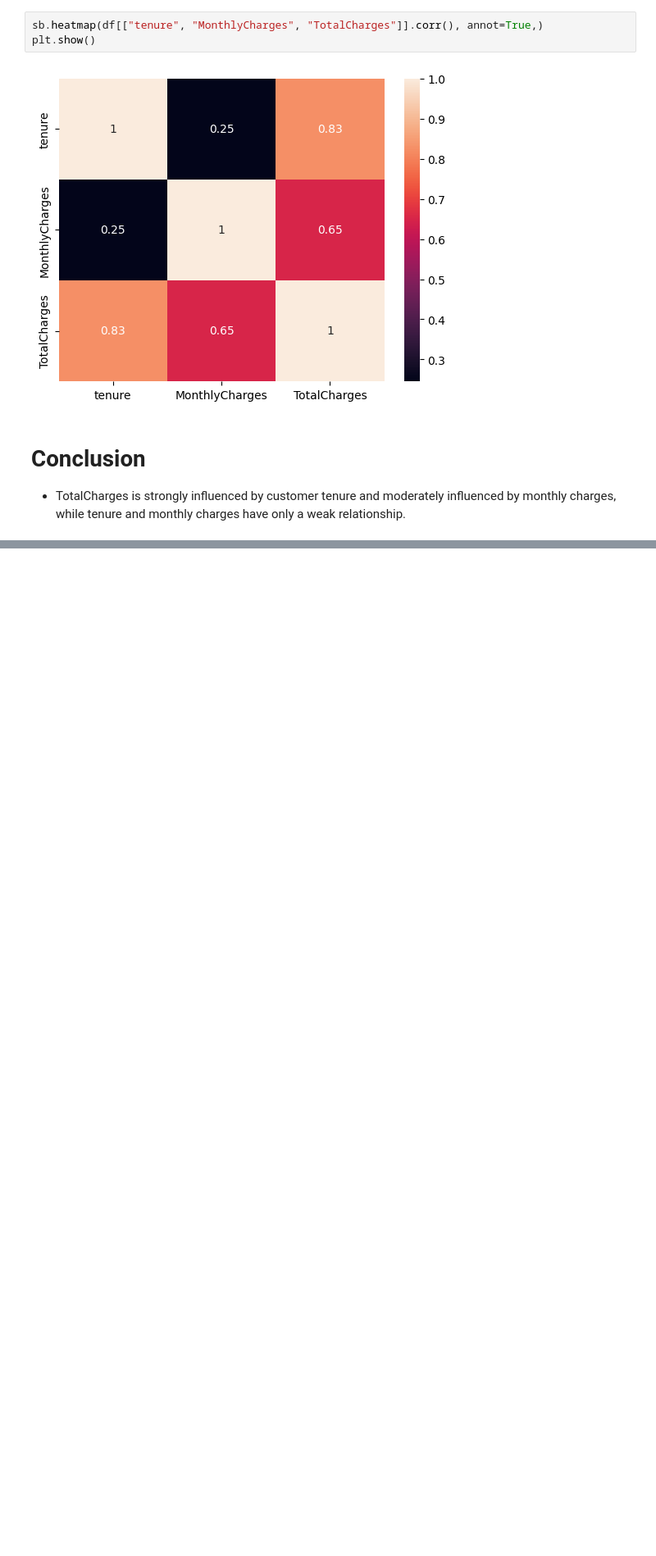
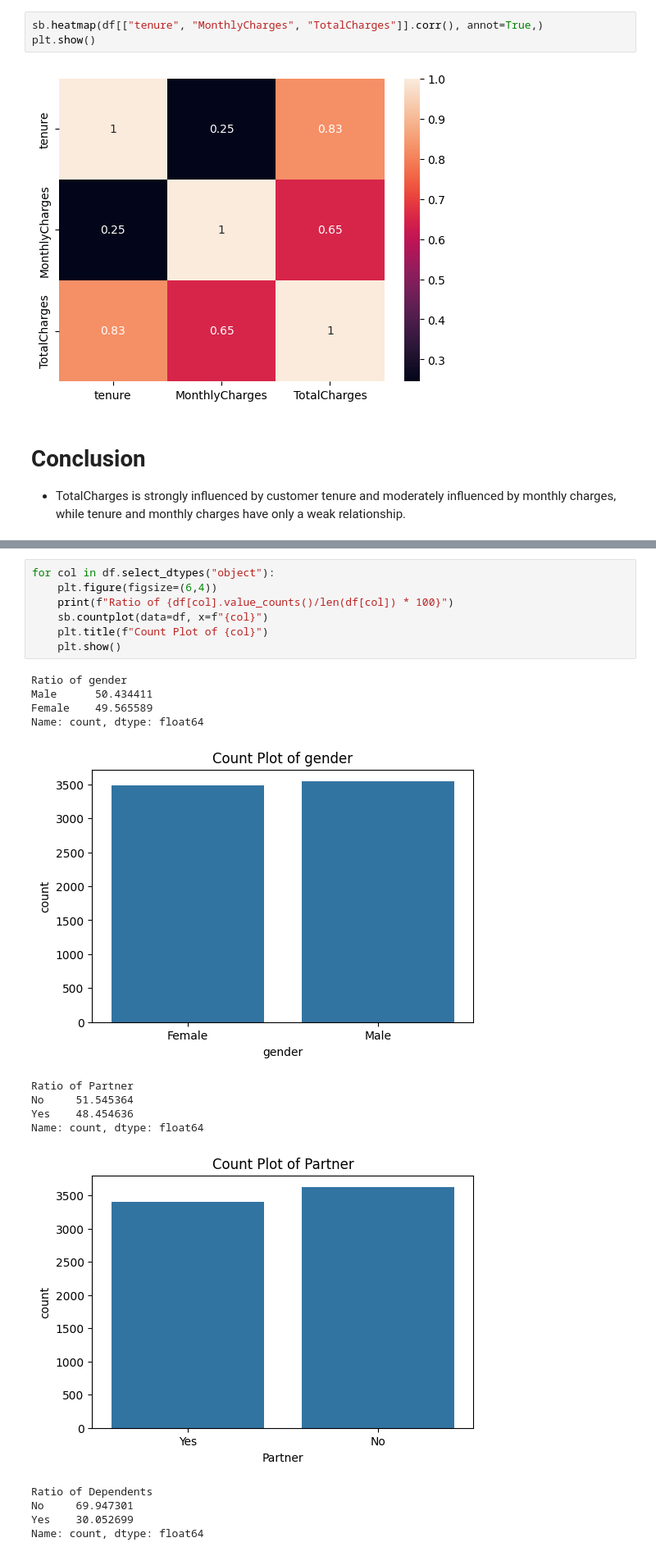
Before and after one commit to Sufiyan1637/Churn_Prediction, a Jupyter notebook: Churn_Prediction.ipynb, the cells around one changed output, grey strips where cells are left out. Shown at 82% size. Drawn from its saved outputs; the diff is of its cells as text; blank space fills up the shorter version.

```diff
--- a/Churn_Prediction.ipynb
+++ b/Churn_Prediction.ipynb
@@ -292,0 +296,22 @@ plt.show()
+# %%
+for col in df.select_dtypes("object"):
+    plt.figure(figsize=(6,4))
+    print(f"Ratio of {df[col].value_counts()/len(df[col]) * 100}")
+    sb.countplot(data=df, x=f"{col}")
+    plt.title(f"Count Plot of {col}")
+    plt.show()
+# %% [output]
+Ratio of gender
+Male      50.434411
+Female    49.565589
+Name: count, dtype: float64
+[figure, added]
+Ratio of Partner
+No     51.545364
+Yes    48.454636
+Name: count, dtype: float64
+[figure, added]
+Ratio of Dependents
+No     69.947301
+Yes    30.052699
+Name: count, dtype: float64
```
Also changed, not shown: parts of 17 cells of this notebook.
